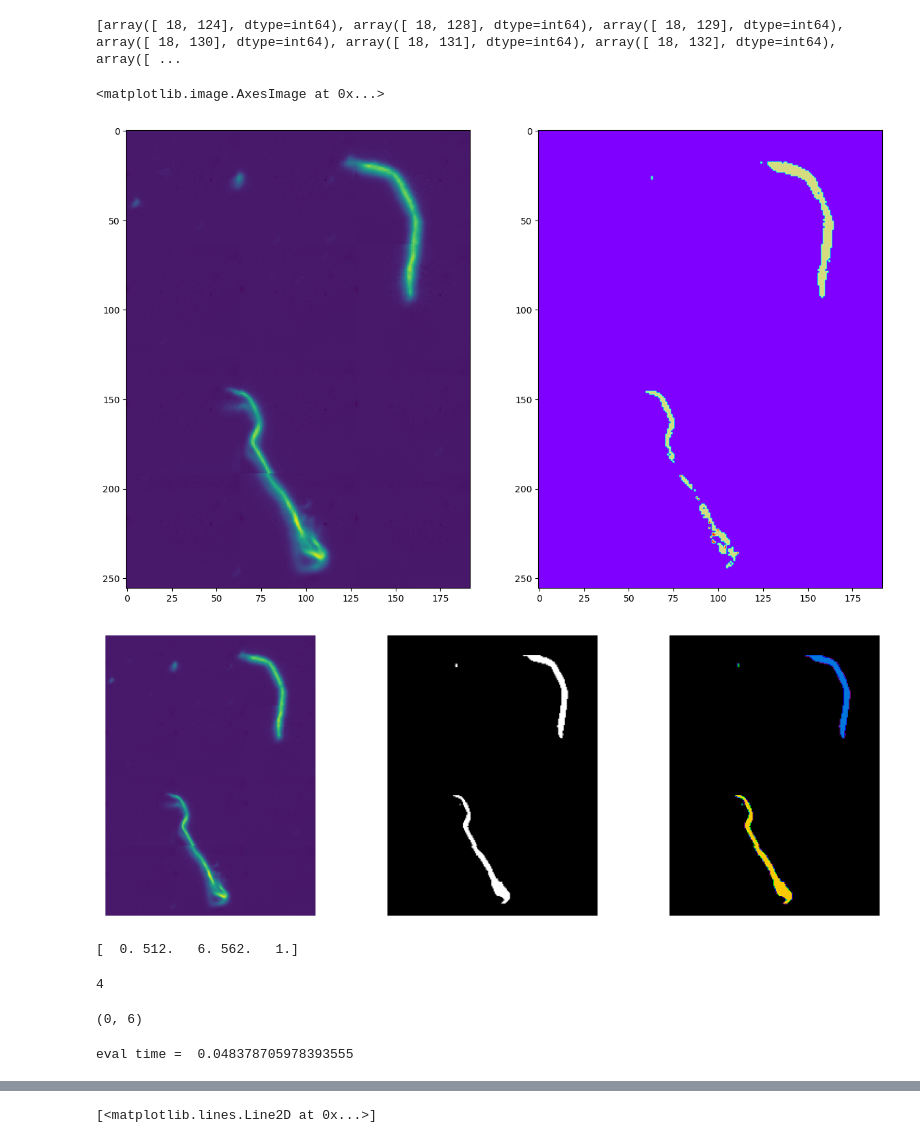
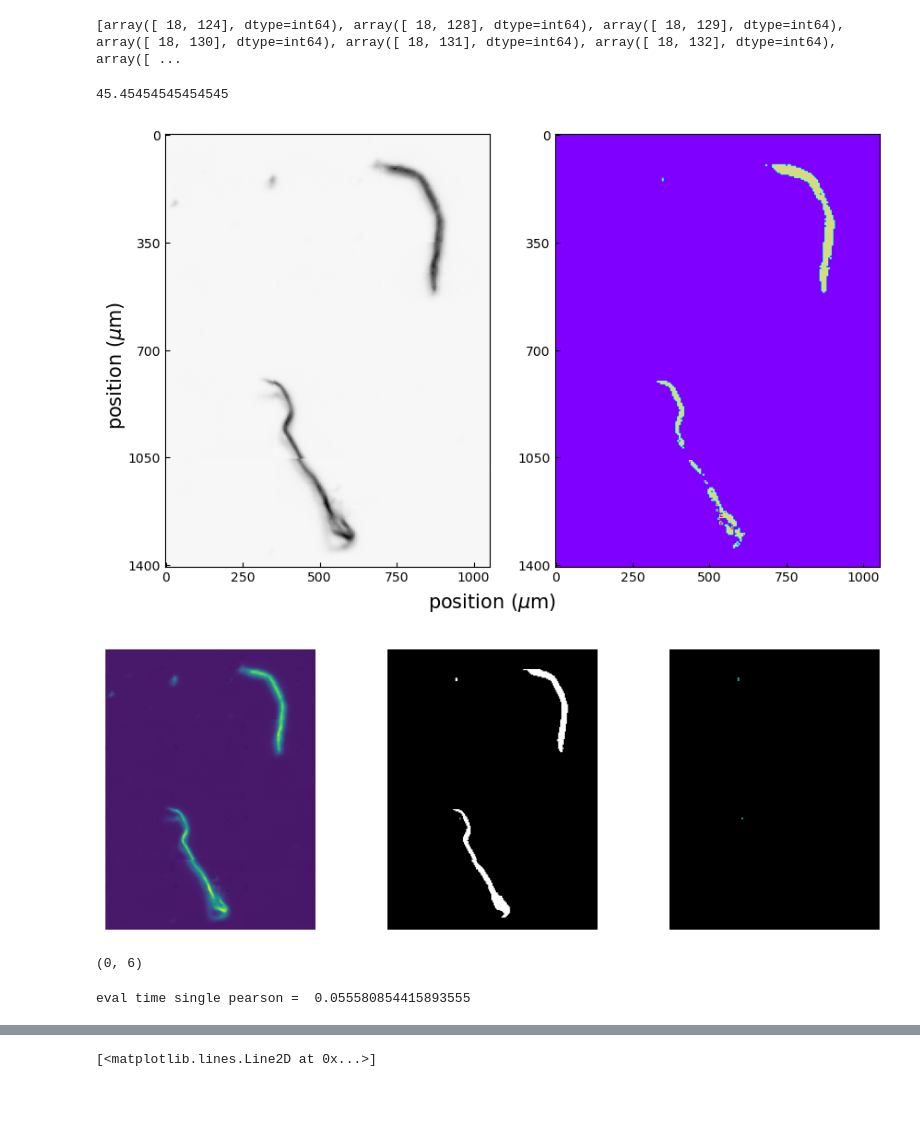
Before and after one commit to Ocean-Wise/agilent-ir-formats, a Jupyter notebook: practice_notebook.ipynb, the cells around one changed output, grey strips where cells are left out. Drawn from its saved outputs; the diff is of its cells as text; code cells hidden in the pictures; blank space fills up the shorter version.

Commit message:
image updates

```diff
--- a/practice_notebook.ipynb
+++ b/practice_notebook.ipynb
@@ -32,6 +32,8 @@ print(intensities.shape)
 #data
 intensities = a2p.hsi_df(reader)
 wavenumbers = a2p.data_wns(reader)
+
+md = reader.metadata
 # %%
 library_wavenos = lib_OS.get_lib_wns()
 
@@ -106,13 +108,27 @@ cols = [k[1] for k in ll]
 idmap = np.zeros_like(reader.total_image)
 
 idmap[rows,cols] = [bPR(intensities[k])[0] for k in ll]
-# %%
-fig, axs = plt.subplots(1,2,figsize = (15,30))
-axs[0].imshow(reader.total_image)
-axs[1].imshow(idmap, cmap = 'rainbow')
-# %% [output]
-<matplotlib.image.AxesImage at 0x...>
-[figure, removed]
+# %%
+xtick = int(md['xpixels']*5.5/4/50)/5.5*50
+ytick = int(md['ypixels']*5.5/4/50)/5.5*50
+
+fig, axs = plt.subplots(1,2,figsize = (10,20))
+axs[0].imshow(reader.total_image, cmap = 'Greys')
+axs[1].imshow(idmap, cmap = 'rainbow')
+for ax in axs:
+    ax.set_xticks(np.arange(5)*xtick)
+    ax.set_yticks(np.arange(5)*ytick)
+    ax.set_xticklabels(['{0:.6g}'.format(k) for k in np.arange(5)*xtick*5.5])
+    ax.set_yticklabels(['{0:.6g}'.format(k) for k in np.arange(5)*ytick*5.5])
+    ax.tick_params(direction='in')
+
+fig.text(.41,.355,'position ($\mu$m)', fontsize = 15)
+fig.text(.06,.455,'position ($\mu$m)', fontsize = 15, rotation = 90)
+
+xtick
+# %% [output]
+45.45454545454545
+[figure, added]
 # %%
 import numpy as np
 from scipy import ndimage
@@ -130,6 +146,8 @@ im = reader.total_image
 mask = im > 500*im.mean()
 
 label_im, nb_labels = ndimage.label(mask)
+
+sizes = ndimage.sum(mask, label_im, range(nb_labels + 1))
 
 plt.figure(figsize=(9,3))
 
@@ -151,25 +169,18 @@ plt.axis('off')
 plt.subplots_adjust(wspace=0.02, hspace=0.02, top=1, bottom=0, left=0, right=1)
 plt.show()
 # %% [output]
-[figure, old version]
+[figure, new version]
-# %%
-sizes = ndimage.sum(mask, label_im, range(nb_labels + 1))
-print(sizes)
-nb_labels
-# %% [output]
-[  0. 512.   6. 562.   1.]
-4
 # %%
 bPR(intensities[240,107])
 # %% [output]
 (0, 6)
 # %%
 import time
-p = intensities[-218,154,:]
+p = intensities[-219,154,:]
 start = time.time()
 pearson_rs(proc)
 end = time.time()
 
-print('eval time = ', end - start)
+print('eval time single pearson = ', end - start)
 # %% [output]
-eval time =  0.048378705978393555
+eval time single pearson =  0.055580854415893555
```
Also changed, not shown: parts of 4 cells of this notebook, 2 other files.
